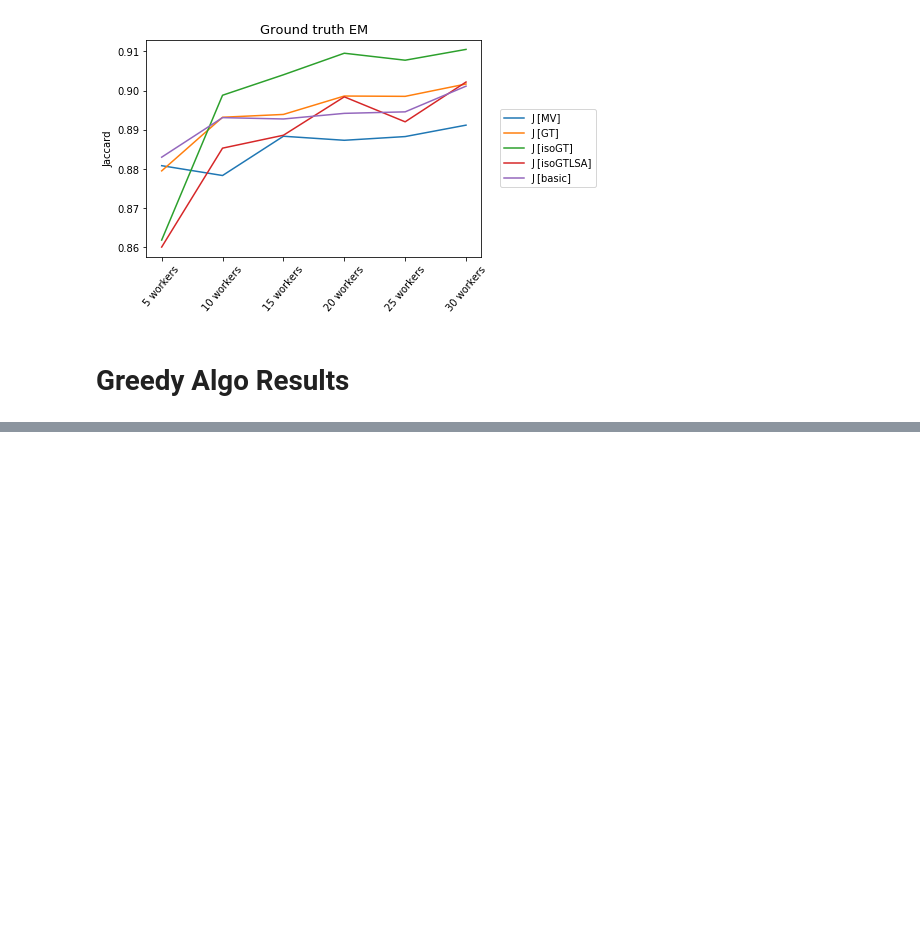
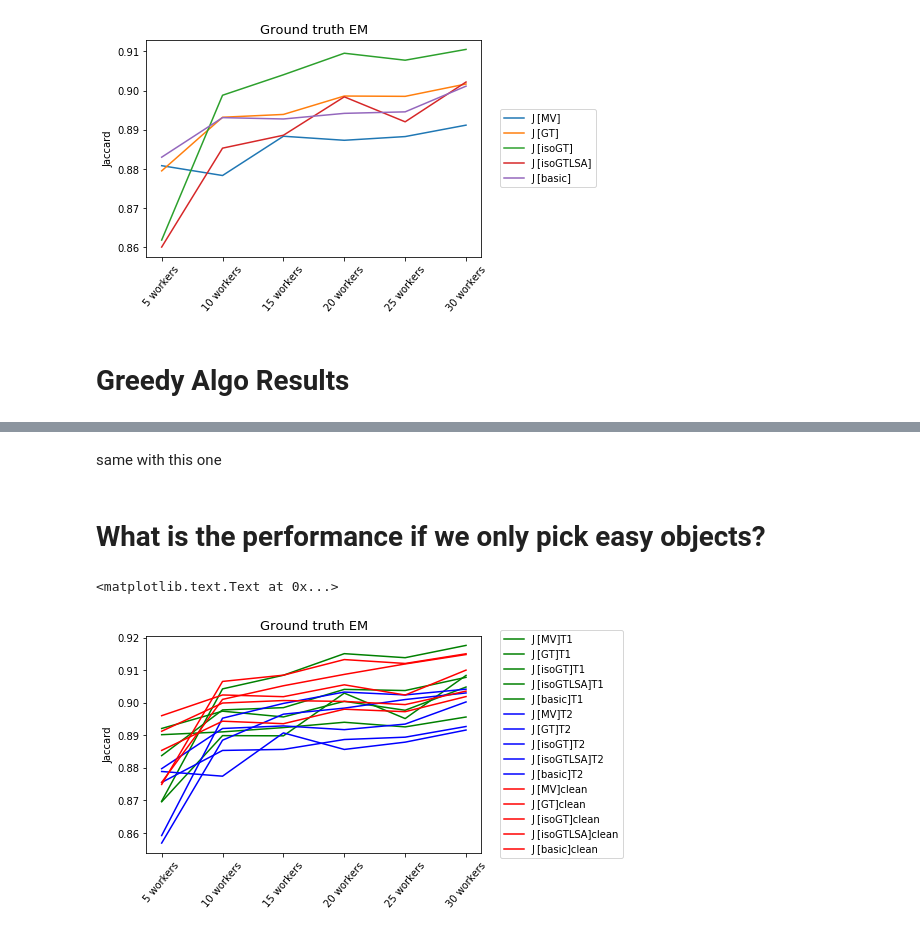
Before and after one commit to cognoscentai/segmentation, a Jupyter notebook: ipynb/PixelBasedGroundTruthExperiment.ipynb, the cells around one changed output, grey strips where cells are left out. Drawn from its saved outputs; the diff is of its cells as text; code cells hidden in the pictures; blank space fills up the shorter version.

Commit message:
some analysis on bad objects

```diff
--- a/ipynb/PixelBasedGroundTruthExperiment.ipynb
+++ b/ipynb/PixelBasedGroundTruthExperiment.ipynb
@@ -176,0 +195,3 @@ a = gca().set_xticklabels([0,'5 workers','10 workers','15 workers','20 workers',
+# %%
+df["J [GTLSA-MV]"]=df["J [GTLSA]"]-df["J [MV]"]
+df["J [GTLSA-MV]"] = df["J [GTLSA-MV]"].abs()
@@ -176,0 +230,45 @@ a = gca().set_xticklabels([0,'5 workers','10 workers','15 workers','20 workers',
+# %% [markdown]
+same with this one
+# %% [markdown]
+# What is the performance if we only pick easy objects?
+# %%
+# Task difficulty
+object_lst = [1, 2, 3, 4, 5, 6, 7, 8, 9, 10, 11, 12, 13, 14, 15, 16, 17, 18, 19, 20, 21, 22, 23, 24, 25, 26, 27, 28, 29, 30, 31, 32, 33, 34, 36, 37, 38, 39, 42, 43, 44, 45, 46, 47]
+type_one_task_ambiguity = [4,15,20,22,27,31,40,41,42,47] #wrong object annotation
+type_two_task_ambiguity = [1,7,8,9,10,18,20,21,25,28,29,30,31,32,33,34,35] #missing region
+
+small_area = [1,15,22]
+high_numPts=[5,7,9,10,11,12,28,29,30,37]
+all_hard_tasks = list(set(np.concatenate((type_one_task_ambiguity,type_two_task_ambiguity))))
+easy_tasks = [objid  for objid in object_lst if objid not in all_hard_tasks]
+# %%
+Nworker_performance = df[~df["objid"].isin(type_one_task_ambiguity)].groupby("num_workers").mean()
+metric_J = [metric for metric in metric_keys if 'J' in metric ]
+#Nworker_performance = Nworker_performance.reindex(['5workers_rand0','10workers_rand0','15workers_rand0','20workers_rand0','25workers_rand0','30workers_rand0'])
+for algo in metric_J:
+    if '[GTLSA]' not in algo:#exclude GTLSA for now
+        plt.plot(np.array(Nworker_performance[algo]),label=algo+"T1",color="green")
+
+
+Nworker_performance = df[~df["objid"].isin(type_two_task_ambiguity)].groupby("num_workers").mean()
+metric_J = [metric for metric in metric_keys if 'J' in metric ]
+#Nworker_performance = Nworker_performance.reindex(['5workers_rand0','10workers_rand0','15workers_rand0','20workers_rand0','25workers_rand0','30workers_rand0'])
+for algo in metric_J:
+    if '[GTLSA]' not in algo:#exclude GTLSA for now
+        plt.plot(np.array(Nworker_performance[algo]),label=algo+"T2",color="blue")
+
+Nworker_performance = df[df["objid"].isin(easy_tasks)].groupby("num_workers").mean()
+metric_J = [metric for metric in metric_keys if 'J' in metric ]
+#Nworker_performance = Nworker_performance.reindex(['5workers_rand0','10workers_rand0','15workers_rand0','20workers_rand0','25workers_rand0','30workers_rand0'])
+for algo in metric_J:
+    if '[GTLSA]' not in algo:#exclude GTLSA for now
+        plt.plot(np.array(Nworker_performance[algo]),label=algo+"clean",color="red")
+
+plt.legend(bbox_to_anchor=(1.04,0.5),loc="center left")
+plt.ylabel("Jaccard")
+plt.xticks(rotation=50)
+a = gca().set_xticklabels([0,'5 workers','10 workers','15 workers','20 workers','25 workers','30 workers'])
+plt.title("Ground truth EM",fontsize=13)
+# %% [output]
+<matplotlib.text.Text at 0x...>
+[figure, added]
```
Also changed, not shown: parts of 18 cells of this notebook, 3 other files.
